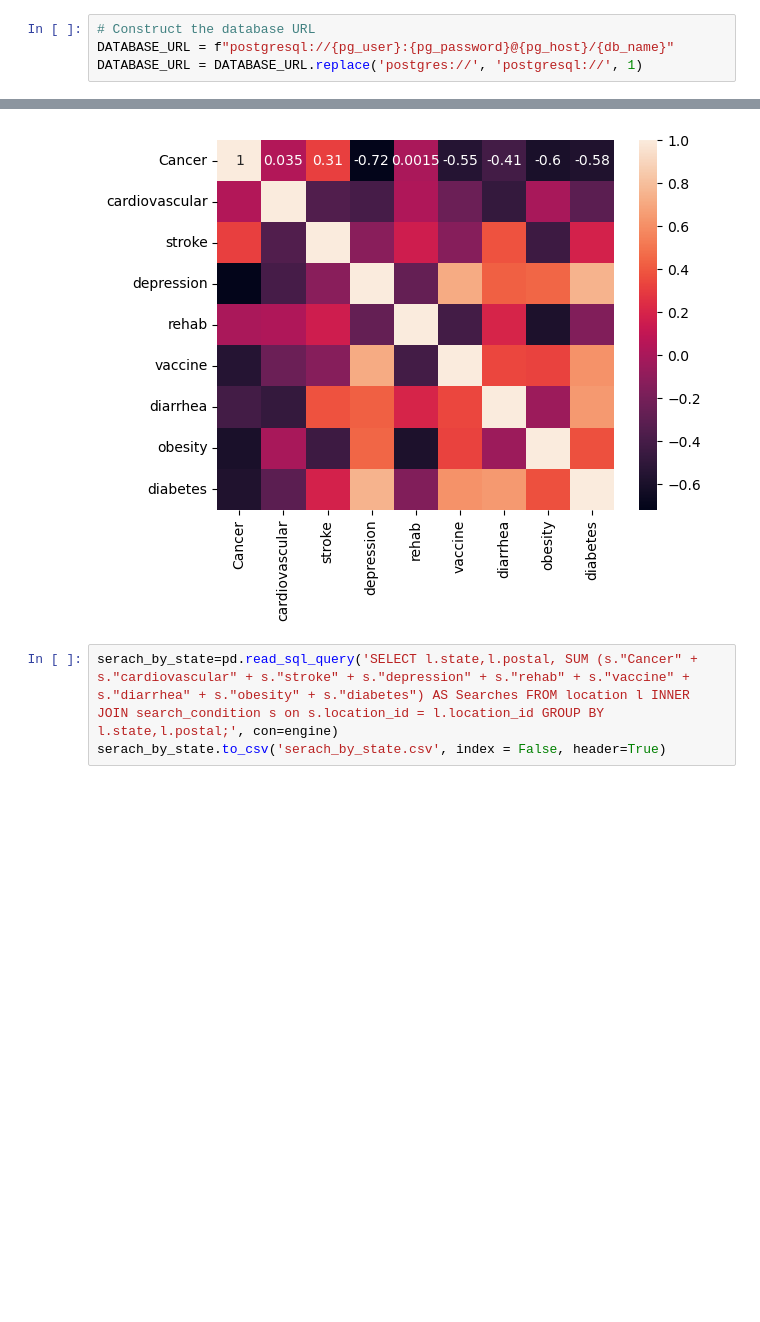
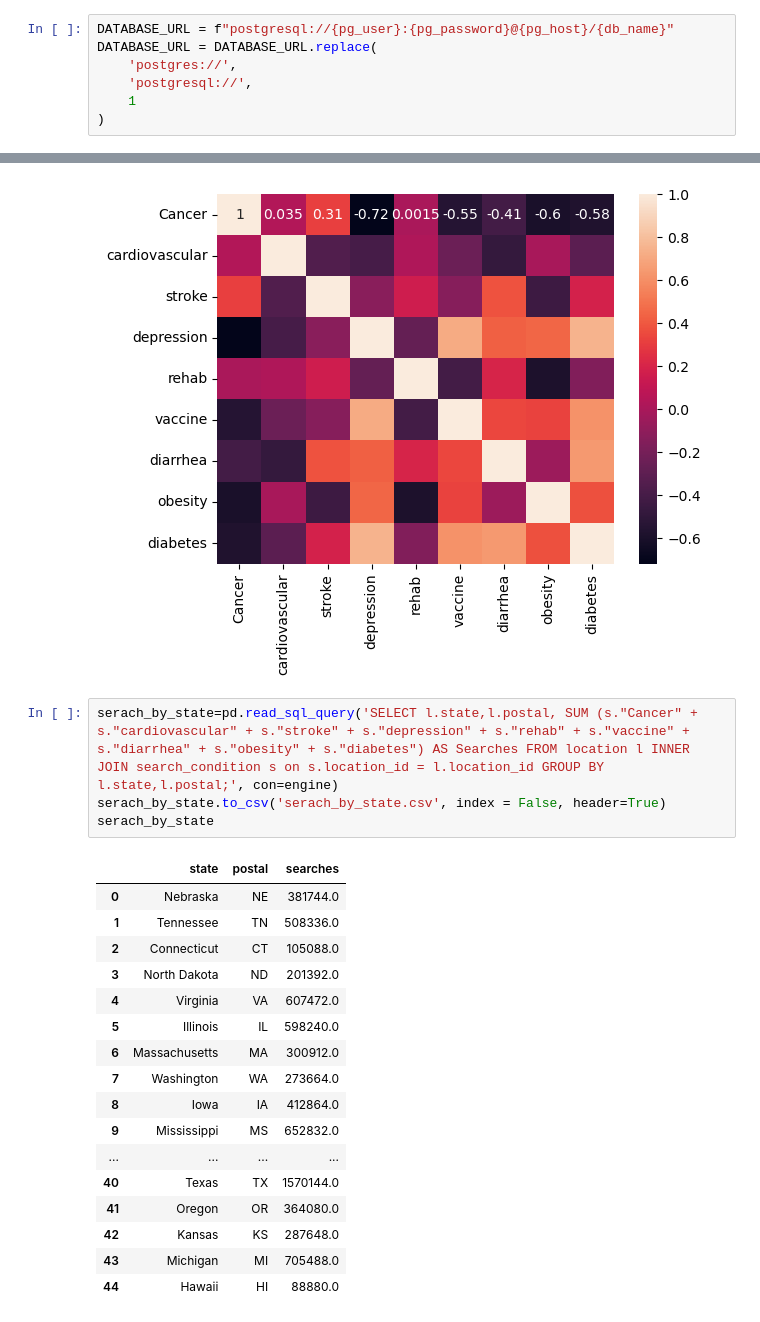
Before and after one commit to ermiasgelgaga/Google-Health-Search-Project, a Jupyter notebook: Data/database/load_in_to_db/loadData.ipynb, the cells around one changed output, grey strips where cells are left out. Saved outputs shown, nothing was run; the diff lists cells and outputs as text; blank space fills up the shorter version.

```diff
--- a/Data/database/load_in_to_db/loadData.ipynb
+++ b/Data/database/load_in_to_db/loadData.ipynb
@@ -16,9 +16,12 @@ from config import pg_user, pg_password, db_name, pg_host
 # %% [markdown]
 #### Connecting to the database
 # %%
-# Construct the database URL
 DATABASE_URL = f"postgresql://{pg_user}:{pg_password}@{pg_host}/{db_name}"
-DATABASE_URL = DATABASE_URL.replace('postgres://', 'postgresql://', 1)
+DATABASE_URL = DATABASE_URL.replace(
+    'postgres://',
+    'postgresql://',
+    1
+)
 # %% [markdown]
 #### Checking table schema
 # %%
@@ -118,6 +121,25 @@ plt.show()
 # %%
 serach_by_state=pd.read_sql_query('SELECT l.state,l.postal, SUM (s."Cancer" + s."cardiovascular" + s."stroke" + s."depression" + s."rehab" + s."vaccine" + s."diarrhea" + s."obesity" + s."diabetes") AS Searches FROM location l INNER JOIN search_condition s on s.location_id = l.location_id GROUP BY l.state,l.postal;', con=engine)
 serach_by_state.to_csv('serach_by_state.csv', index = False, header=True)
+serach_by_state
+# %% [output]
+|  | state | postal | searches |
+| 0 | Nebraska | NE | 381744.0 |
+| 1 | Tennessee | TN | 508336.0 |
+| 2 | Connecticut | CT | 105088.0 |
+| 3 | North Dakota | ND | 201392.0 |
+| 4 | Virginia | VA | 607472.0 |
+| 5 | Illinois | IL | 598240.0 |
+| 6 | Massachusetts | MA | 300912.0 |
+| 7 | Washington | WA | 273664.0 |
+| 8 | Iowa | IA | 412864.0 |
+| 9 | Mississippi | MS | 652832.0 |
+| ... | ... | ... | ... |
+| 40 | Texas | TX | 1570144.0 |
+| 41 | Oregon | OR | 364080.0 |
+| 42 | Kansas | KS | 287648.0 |
+| 43 | Michigan | MI | 705488.0 |
+| 44 | Hawaii | HI | 88880.0 |
 # %%
 serach_by_city=pd.read_sql_query('SELECT l.city,l.postal,l.state, l.latitude, l.longitude, SUM (s."Cancer" + s."cardiovascular" + s."stroke" + s."depression" + s."rehab" + s."vaccine" + s."diarrhea" + s."obesity" + s."diabetes") AS Searches FROM location l INNER JOIN search_condition s on s.location_id = l.location_id GROUP BY l.city,l.state,l.postal, l.latitude, l.longitude ORDER BY l.city;', con=engine)
 serach_by_city.to_csv('serach_by_city.csv', index = False, header=True)
```
Also changed, not shown: parts of 2 cells of this notebook, 7 other files.
